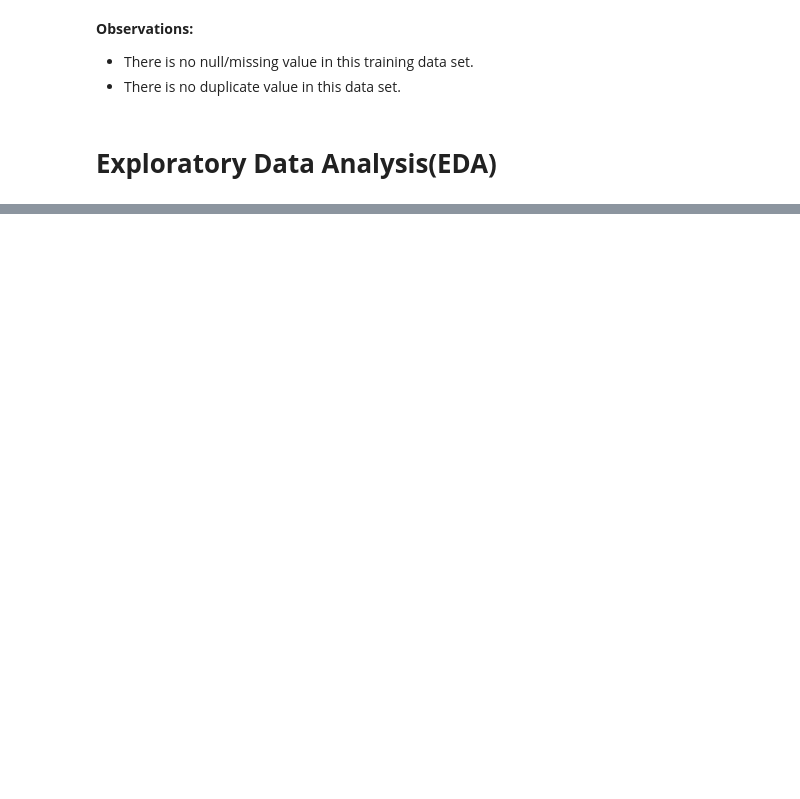
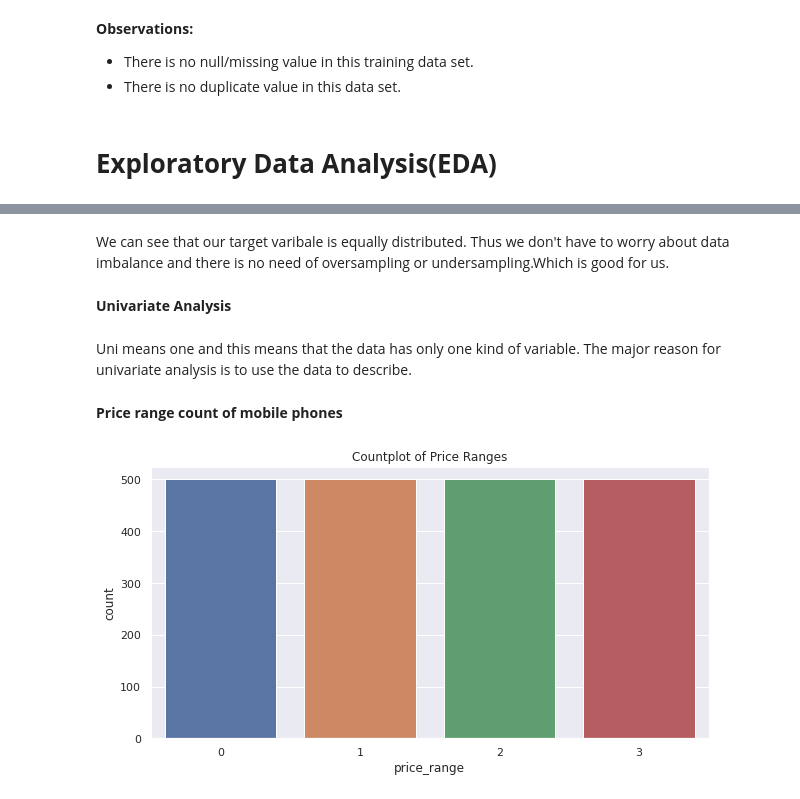
Before and after one commit to Anupa-123/Mobile-Price-Classification, a Jupyter notebook: Mobile_Price_Classification.ipynb, the cells around one changed output, grey strips where cells are left out. Saved outputs shown, nothing was run; the diff lists cells and outputs as text; code cells hidden in the pictures; blank space fills up the shorter version.

```diff
--- a/Mobile_Price_Classification.ipynb
+++ b/Mobile_Price_Classification.ipynb
@@ -225,0 +287,15 @@ False
+# %% [markdown]
+We can see that our target varibale is equally distributed. Thus we don't have to worry about data imbalance and there is no need of oversampling or undersampling.Which is good for us.
+# %% [markdown]
+**Univariate Analysis**
+# %% [markdown]
+Uni means one and this means that the data has only one kind of variable. The major reason for univariate analysis is to use the data to describe.
+# %% [markdown]
+**Price range count of mobile phones**
+# %%
+plt.figure(figsize=(10,5))
+sns.countplot(df['price_range'])
+plt.title('Countplot of Price Ranges')
+plt.show()
+# %% [output]
+[figure, added]
```
Also changed, not shown: parts of 121 cells of this notebook.
